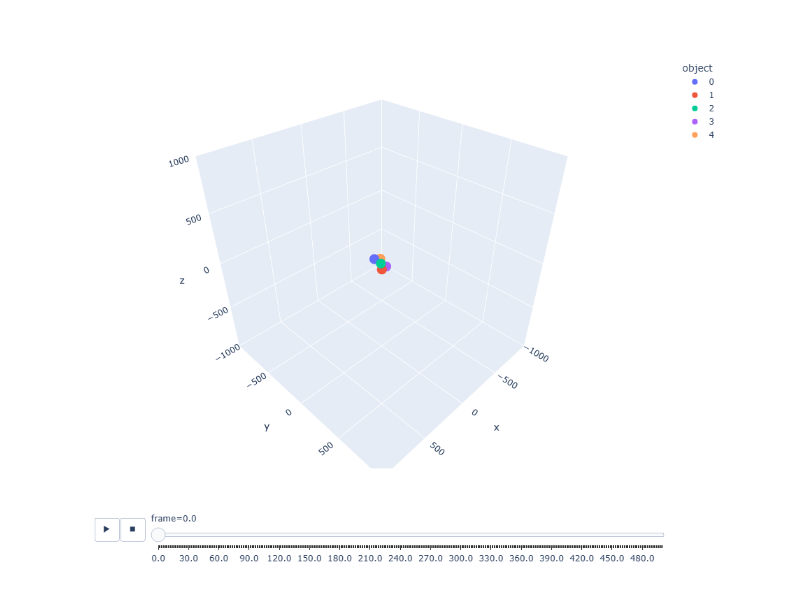
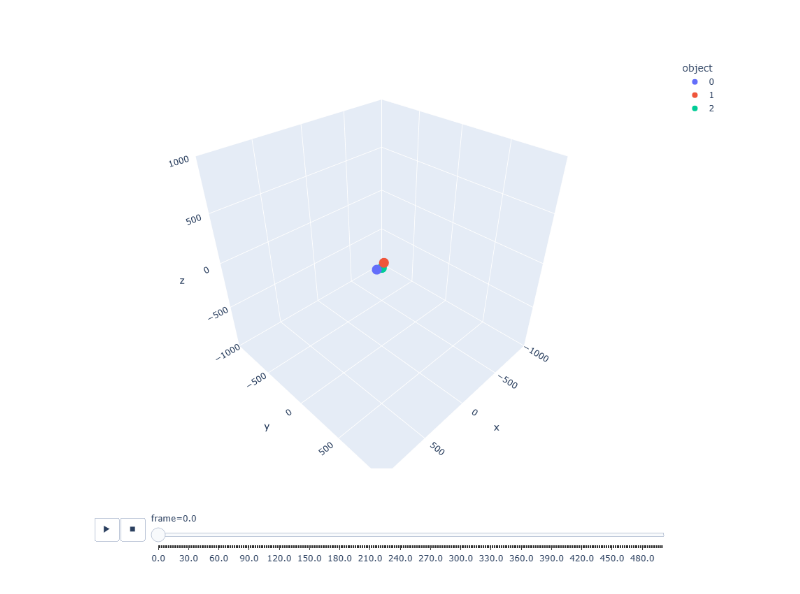
Before and after one commit to balderal/PH-364---Group-6.3-Repository, a Jupyter notebook: random_n_orbitals.ipynb, the cells around one changed output. Cells and saved outputs as stored; diff of their text form; code cells hidden in the pictures.

```diff
--- a/random_n_orbitals.ipynb
+++ b/random_n_orbitals.ipynb
@@ -3,11 +3,11 @@ import numpy as np
 import plotly.express as px
 import pandas as pd
 
-N = 5 #Number of objects
+N = 3 #Number of objects
 Time = 250 #Duration of the simulation
 frame_skip = 50 #Number of timesteps between frames
 
-M = 100 #Mass Multiploer [M=1, objects will have a mass between 0 and 1]
+M = 100 #Mass Multiplier [M=1, objects will have a mass between 0 and 1]
 R = 100 #Intital Postition Multiplier [R=1, objects will be randomly placed in a 1x1x1 cube]
 vm = 1.5 #Velocity Multiplier [vm=1, objects will have a velocity between 0 and 1 in each direction]
 soft_len = 0.1 #Softening Length to prevent singularities in force calculations when objects get very close to each other
@@ -64,31 +64,31 @@ while t<Time:
     frame_num += 1
 
 #Converting saved position data into a format that px.scatter_3d can use
 df = pd.DataFrame(frames, columns=['x','y','z','object','frame'])
 
 fig = px.scatter_3d(
     df,
     x='x',
     y='y',
     z='z',
     color='object',
     animation_frame='frame',
     width=800,
     height=800,
 )
 
 fig.layout.updatemenus[0].buttons[0].args[1]['frame']['duration'] = 10
 fig.layout.updatemenus[0].buttons[0].args[1]['transition']['duration'] = 1
 
 fig.update_layout(
     scene=dict(
         xaxis=dict(range=[-10*R, 10*R]),
         yaxis=dict(range=[-10*R, 10*R]),
         zaxis=dict(range=[-10*R, 10*R]),
         aspectmode='cube'
     )
 )
 
 fig.show()
 # %% [output]
-[figure, old version]
+[figure, new version]
```
Also changed, not shown: 1 other file.
